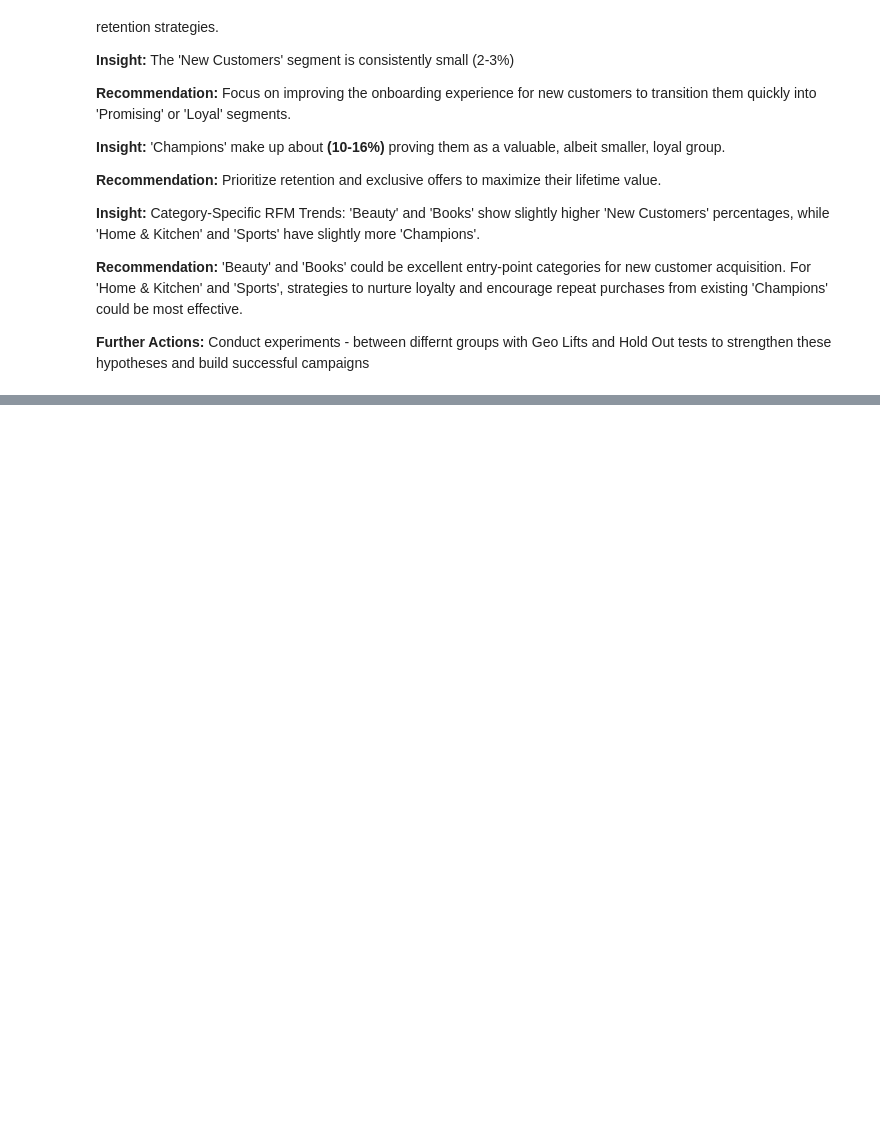
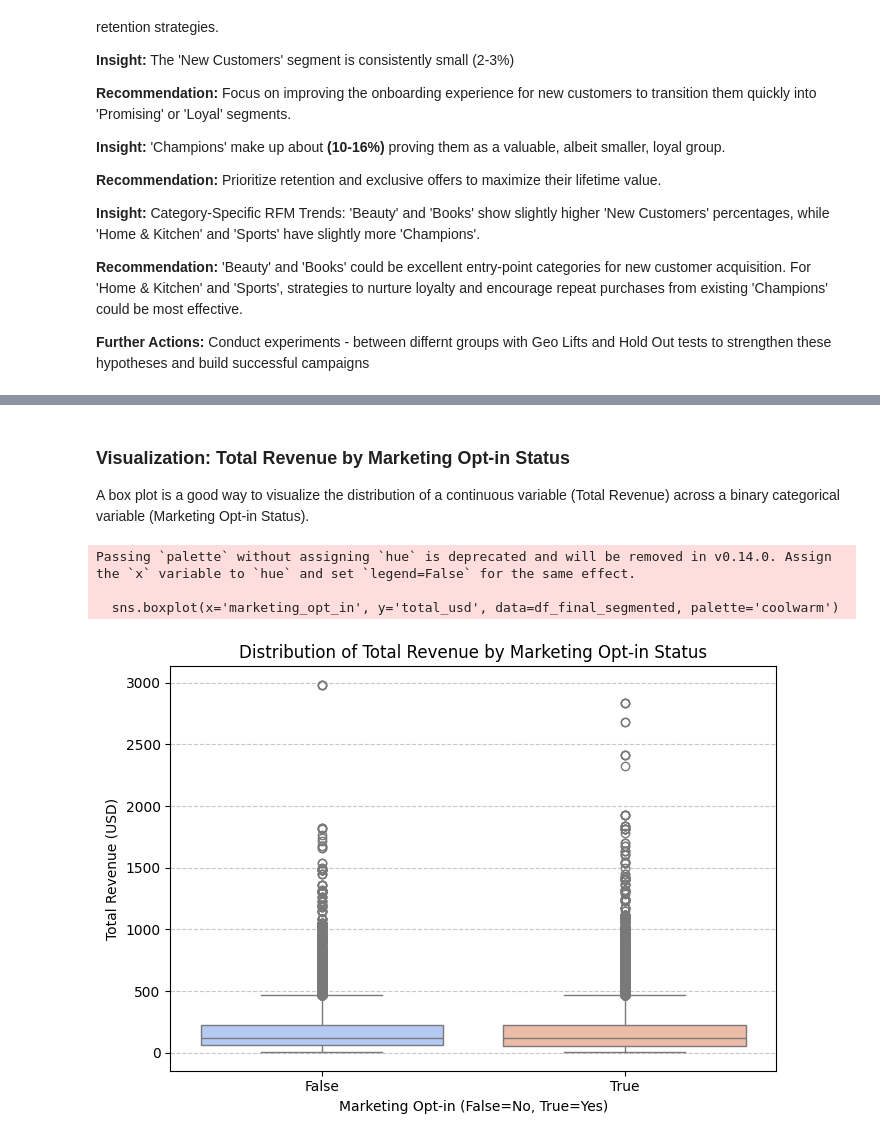
Before and after one commit to SruthiSivakumar/Insights-and-Analysis, a Jupyter notebook: Ecommerce_Synthetic_Data_Research.ipynb, the cells around one changed output, grey strips where cells are left out. Cells and saved outputs as stored; diff of their text form; code cells hidden in the pictures; blank space fills up the shorter version.

```diff
--- a/Ecommerce_Synthetic_Data_Research.ipynb
+++ b/Ecommerce_Synthetic_Data_Research.ipynb
@@ -738,0 +1013,18 @@ In the Asia and the Middle-East - Develop Brand Awareness Campaigns - Do a field
+# %% [markdown]
+### Visualization: Total Revenue by Marketing Opt-in Status
+
+A box plot is a good way to visualize the distribution of a continuous variable (Total Revenue) across a binary categorical variable (Marketing Opt-in Status).
+# %%
+plt.figure(figsize=(7, 5))
+sns.boxplot(x='marketing_opt_in', y='total_usd', data=df_final_segmented, palette='coolwarm')
+plt.title('Distribution of Total Revenue by Marketing Opt-in Status')
+plt.xlabel('Marketing Opt-in (False=No, True=Yes)')
+plt.ylabel('Total Revenue (USD)')
+plt.grid(axis='y', linestyle='--', alpha=0.7)
+plt.tight_layout()
+plt.show()
+# %% [output]
+Passing `palette` without assigning `hue` is deprecated and will be removed in v0.14.0. Assign the `x` variable to `hue` and set `legend=False` for the same effect.
+
+  sns.boxplot(x='marketing_opt_in', y='total_usd', data=df_final_segmented, palette='coolwarm')
+[figure, added]
```
Also changed, not shown: parts of 29 cells of this notebook.
